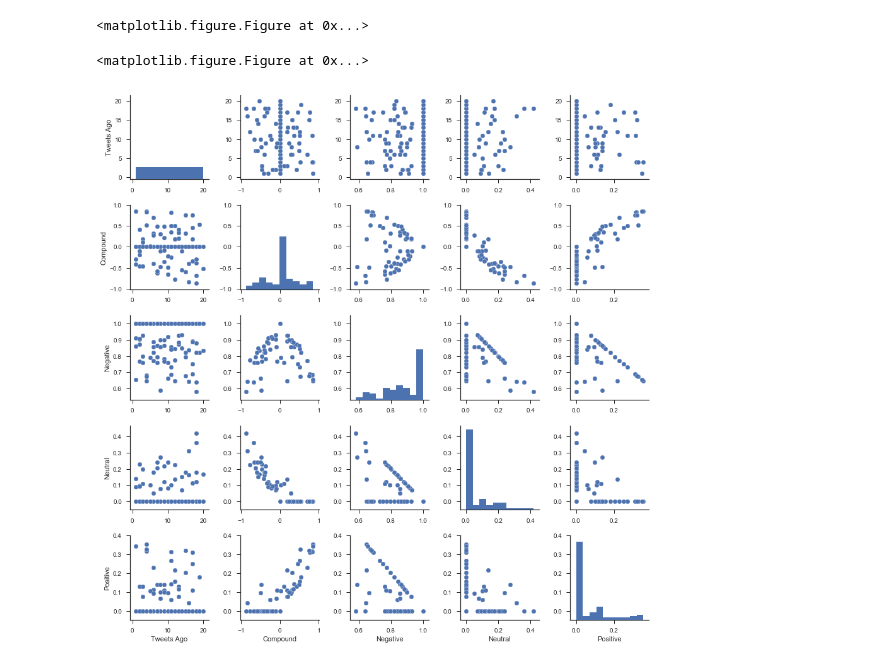
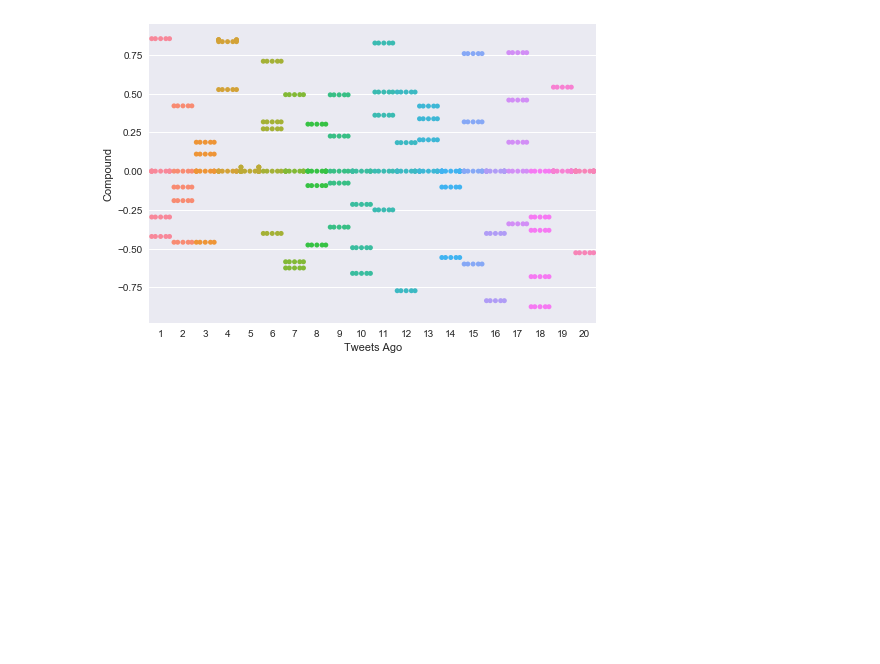
Before and after one commit to timothyyu/twitter-sentiment, a Jupyter notebook: main.ipynb, the cells around one changed output. Cells and saved outputs as stored; diff of their text form; code cells hidden in the pictures; blank space fills up the shorter version.

Commit message:
seaborn swarmplot test

```diff
--- a/main.ipynb
+++ b/main.ipynb
@@ -80,16 +80,16 @@ sentiments_pd.to_csv("TwitterMoodSentiment.csv")
 # %%
 #for user in sentiments_pd_grouped["User"]:
 #plt.scatter(sentiments_pd_grouped["Tweets Ago"],sentiments_pd_grouped["Compound"])
 #plt.title("Sentiment Analysis of Media Tweets (%s)" % (time.strftime("%x")))
 #plt.legend(sentiments_pd["User"])
 #plt.ylabel("Tweet Polarity")
 #plt.xlabel("Tweets Ago")
 #plt.show()
 
 
-sns.pairplot(sentiments_pd)
+sns.set()
+
+sns.swarmplot(x="Tweets Ago", y="Compound", data=sentiments_pd)
 sns.plt.show()
 # %% [output]
-<matplotlib.figure.Figure at 0x...>
-<matplotlib.figure.Figure at 0x...>
-[figure, old version]
+[figure, new version]
```
